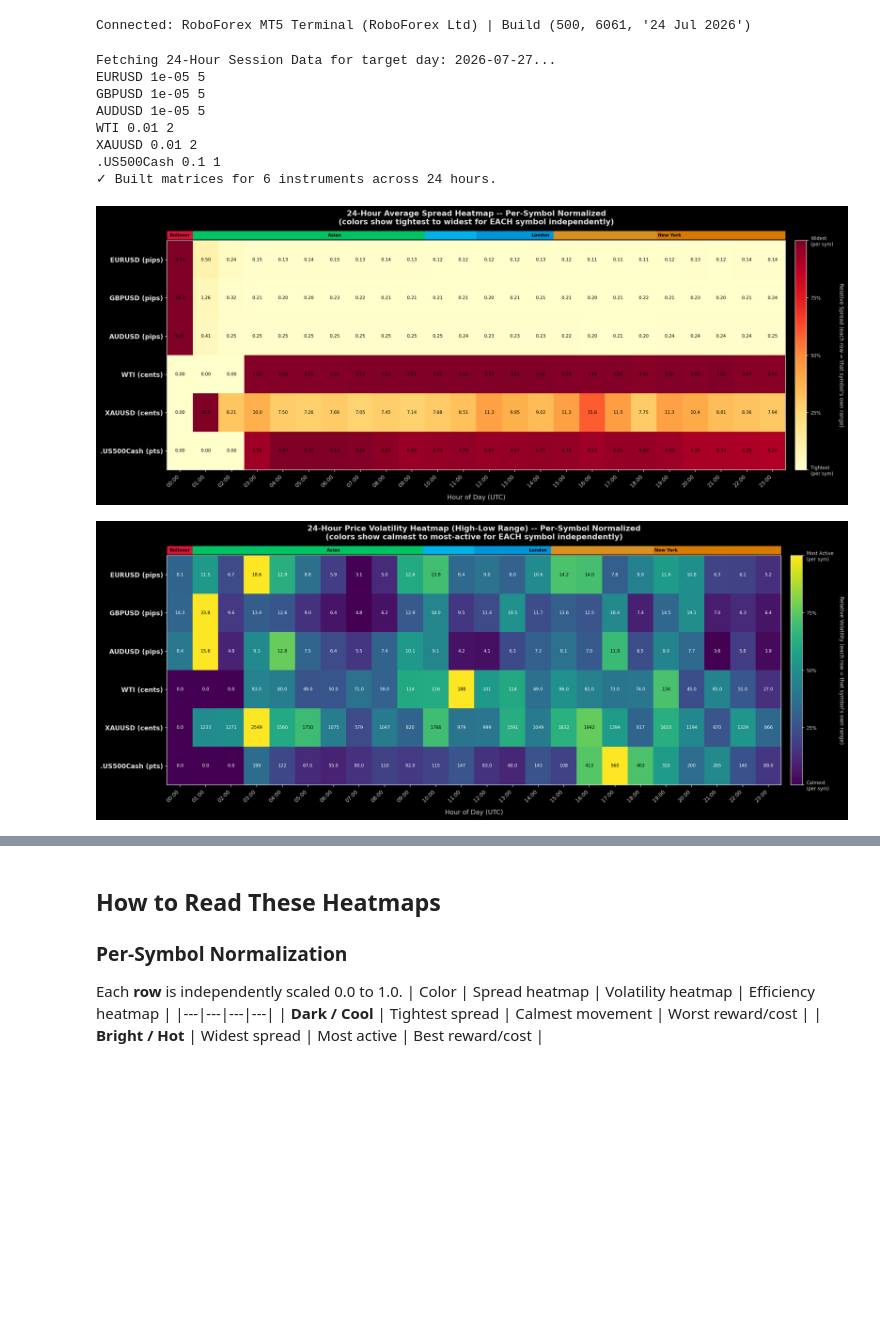
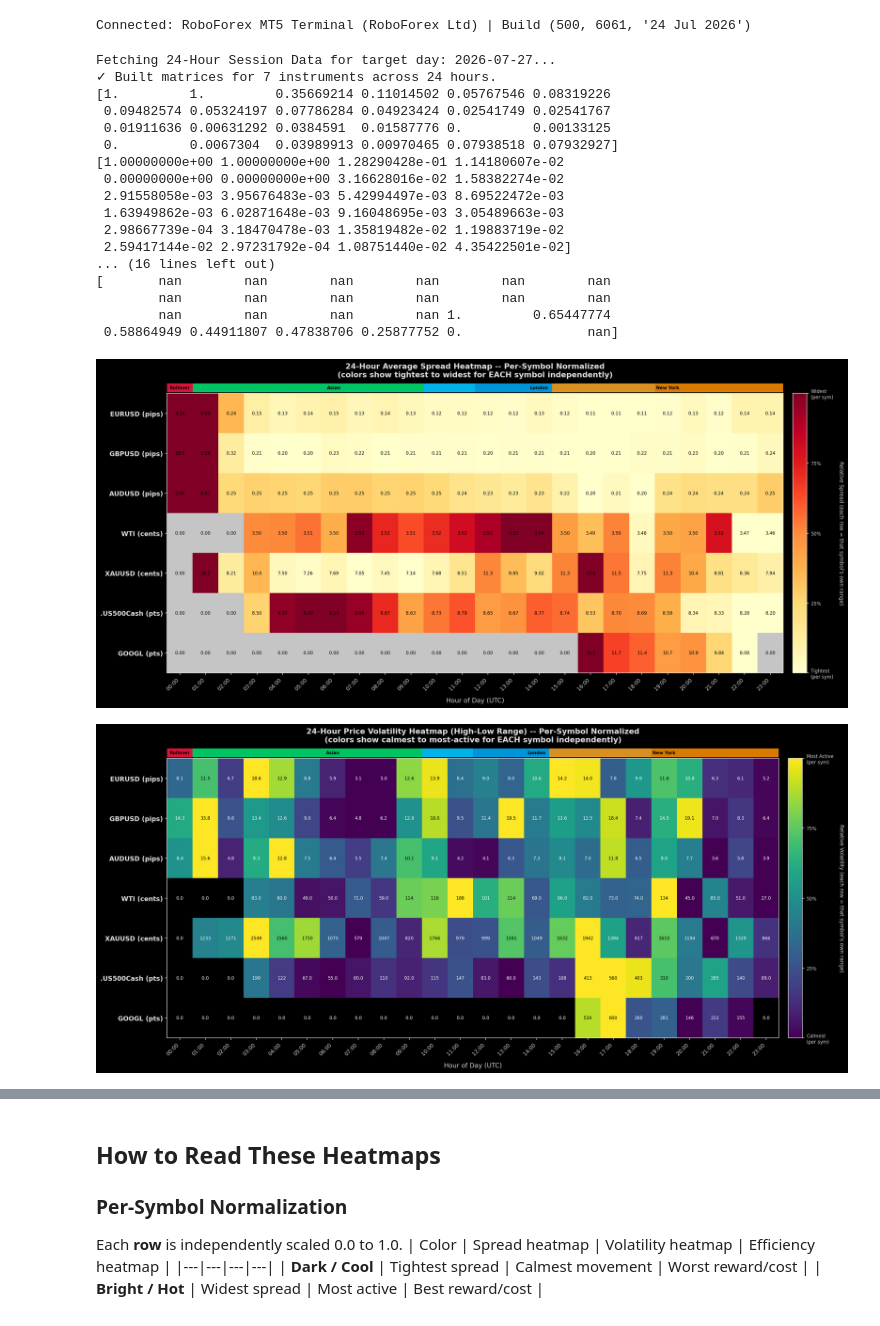
Before and after one commit to ArtemVeremienko/mt5kit, a Jupyter notebook: session_liquidity_volatility_heatmap.ipynb, the cells around one changed output, grey strips where cells are left out. Drawn from its saved outputs; the diff is of its cells as text; code cells hidden in the pictures; blank space fills up the shorter version.

```diff
--- a/session_liquidity_volatility_heatmap.ipynb
+++ b/session_liquidity_volatility_heatmap.ipynb
@@ -61,9 +61,17 @@ def get_last_valid_trading_day() -> tuple[datetime, datetime]:
         datetime.combine(day, datetime.max.time().replace(microsecond=0),tzinfo=UTC),
     )
 
+def get_from_to_ragne(day: str) -> tuple[datetime, datetime]:
+    date = datetime.fromisoformat(day).date()
+
+    return (
+        datetime.combine(date, datetime.min.time(),tzinfo=UTC),
+        datetime.combine(date, datetime.max.time().replace(microsecond=0),tzinfo=UTC)
+    )
+
 def build_24h_matrices(symbols):
     '''Fetches tick and rate history across 24 hours for all symbols.'''
-    date_from, date_to = get_last_valid_trading_day()
+    date_from, date_to = get_from_to_ragne('2026-07-27')
     print(f"Fetching 24-Hour Session Data for target day: {date_from.strftime('%Y-%m-%d')}...")
 
     sp, vol, vm = {}, {}, {}
@@ -77,7 +85,7 @@ def build_24h_matrices(symbols):
 
         point = info.point if info.point > 0 else 0.00001
         digits = info.digits
-        print(sym,point,digits)
+
         if digits in [3, 5]:
             unit, scale = "pips", 10.0 * point
         elif digits == 2 and any(k in sym for k in ("USD", "WTI", "BRENT")):
@@ -112,16 +120,6 @@ def build_24h_matrices(symbols):
 
     print(f"✓ Built matrices for {len(df_spread.columns)} instruments across 24 hours.")
     return df_spread, df_vol, df_volm, unit_map
-
-symbols_to_analyze = ['EURUSD', 'GBPUSD','AUDUSD', 'WTI', 'XAUUSD', '.US500Cash']
-df_spread, df_vol, df_volm, unit_map = build_24h_matrices(symbols_to_analyze)
-# %% [output]
-Fetching 24-Hour Session Data for target day: 2026-07-27...
-EURUSD 1e-05 5
-GBPUSD 1e-05 5
-AUDUSD 1e-05 5
-WTI 0.01 2
-XAUUSD 0.01 2
-.US500Cash 0.1 1
-✓ Built matrices for 6 instruments across 24 hours.
+# %%
+symbols_to_analyze = ['EURUSD', 'GBPUSD','AUDUSD', 'WTI', 'XAUUSD', '.US500Cash', 'GOOGL']
 # %%
@@ -155,49 +174,72 @@ HOUR_LABELS = [f"{h:02d}:00" for h in range(24)]
 # %%
 def plot_spread_heatmap(df):
     raw  = df.T.values
-    norm = row_normalize(raw)
+    norm = normalize_fx_heatmap_vectorized(raw)
     syms = list(df.columns)
     n    = len(syms)
 
+    cmap = plt.cm.get_cmap("YlOrRd").copy()
+    cmap.set_bad(color="#c5c5c5")
+
     fig, ax = plt.subplots(figsize=(18, max(5, n * 1.2)), dpi=150)
-    im = ax.imshow(norm, cmap="YlOrRd", aspect="auto", vmin=0, vmax=1)
+    im = ax.imshow(norm, cmap=cmap, aspect="auto", vmin=0, vmax=1)
 
     cbar = fig.colorbar(im, ax=ax, pad=0.015, fraction=0.025)
     cbar.set_ticks([0, 0.25, 0.5, 0.75, 1.0])
     cbar.set_ticklabels(["Tightest\n(per sym)", "25%", "50%", "75%", "Widest\n(per sym)"],
                         color="#CCCCCC", fontsize=8)
     cbar.set_label("Relative Spread (each row = that symbol's own range)",
                    rotation=270, labelpad=18, color="#CCCCCC", fontsize=9)
 
     ax.set_xticks(range(24))
     ax.set_xticklabels(HOUR_LABELS, rotation=45, ha="right", fontsize=9, color="#CCCCCC")
     ax.set_yticks(range(n))
     ax.set_yticklabels(syms, fontsize=11, fontweight="bold", color="#E0E0E0")
 
     for i in range(n):
+        print(norm[i])
         for j in range(24):
             val = raw[i, j]
             txt = f"{val:.2f}" if val < 10 else f"{val:.1f}"
-            tc  = "black"
+            tc  = 'black'
             ax.text(j, i, txt, ha="center", va="center", color=tc, fontsize=7.5)
 
     ax.set_title(
         "24-Hour Average Spread Heatmap -- Per-Symbol Normalized\n"
         "(colors show tightest to widest for EACH symbol independently)",
         fontsize=13, pad=28, fontweight="bold", color="#E0E0E0")
     ax.set_xlabel("Hour of Day (UTC)", fontsize=11, labelpad=10, color="#CCCCCC")
 
     add_session_bands(ax)
     plt.tight_layout()
     plt.show()
 
+df_spread, df_vol, df_volm, unit_map = build_24h_matrices(symbols_to_analyze)
+
 plot_spread_heatmap(df_spread)
 # %% [output]
+Fetching 24-Hour Session Data for target day: 2026-07-27...
+✓ Built matrices for 7 instruments across 24 hours.
+[1.         1.         0.35669214 0.11014502 0.05767546 0.08319226
+ 0.09482574 0.05324197 0.07786284 0.04923424 0.02541749 0.02541767
+ 0.01911636 0.00631292 0.0384591  0.01587776 0.         0.00133125
+ 0.         0.0067304  0.03989913 0.00970465 0.07938518 0.07932927]
+[1.00000000e+00 1.00000000e+00 1.28290428e-01 1.14180607e-02
+ 0.00000000e+00 0.00000000e+00 3.16628016e-02 1.58382274e-02
+ 2.91558058e-03 3.95676483e-03 5.42994497e-03 8.69522472e-03
+ 1.63949862e-03 6.02871648e-03 9.16048695e-03 3.05489663e-03
+ 2.98667739e-04 3.18470478e-03 1.35819482e-02 1.19883719e-02
+ 2.59417144e-02 2.97231792e-04 1.08751440e-02 4.35422501e-02]
+... (16 lines left out)
+[       nan        nan        nan        nan        nan        nan
+        nan        nan        nan        nan        nan        nan
+        nan        nan        nan        nan 1.         0.65447774
+ 0.58864949 0.44911807 0.47838706 0.25877752 0.                nan]
-[figure, old version]
+[figure, new version]
 # %%
 def plot_volatility_heatmap(df):
     raw  = df.T.values
-    norm = row_normalize(raw)
+    norm = normalize_fx_heatmap_vectorized(raw)
     syms = list(df.columns)
     n    = len(syms)
 
@@ -235,7 +277,7 @@ def plot_volatility_heatmap(df):
 
 plot_volatility_heatmap(df_vol)
 # %% [output]
-[figure, old version]
+[figure, new version]
 # %%
 def plot_efficiency_heatmap(df_sp, df_v):
     sp_safe = df_sp.replace(0, np.nan)
```
Also changed, not shown: parts of 3 cells of this notebook.
